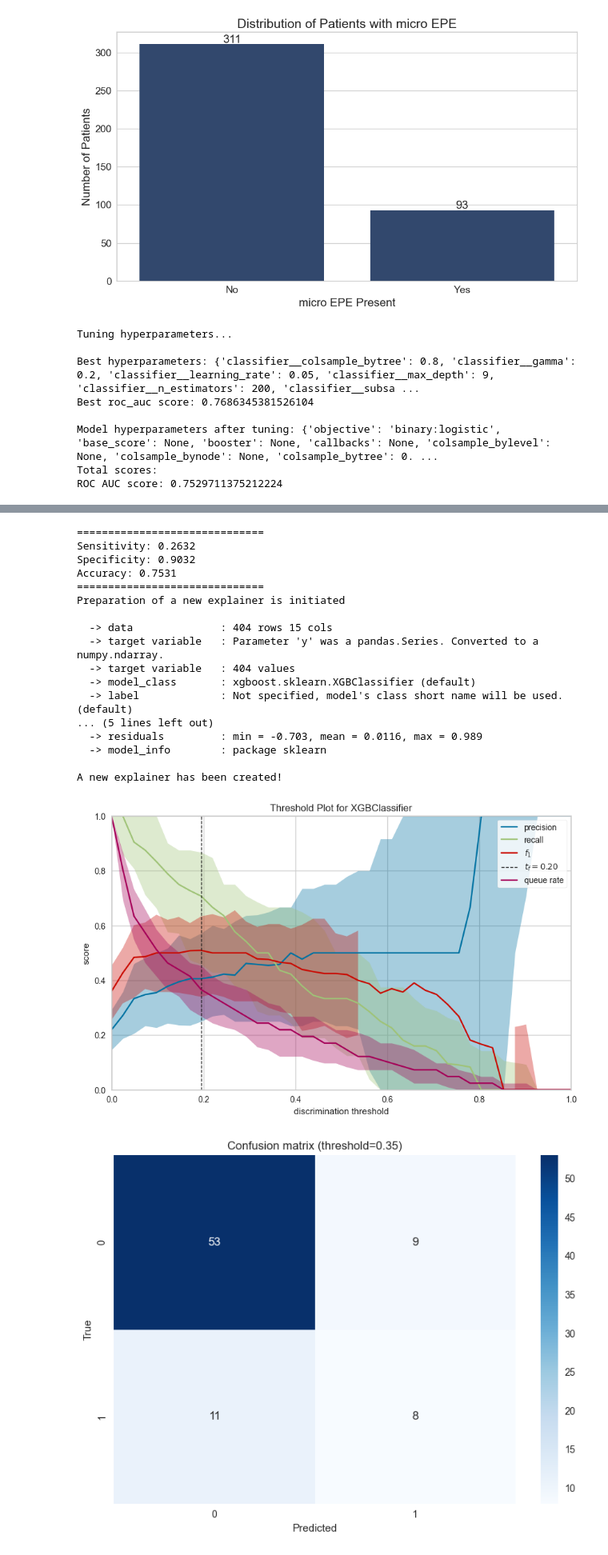
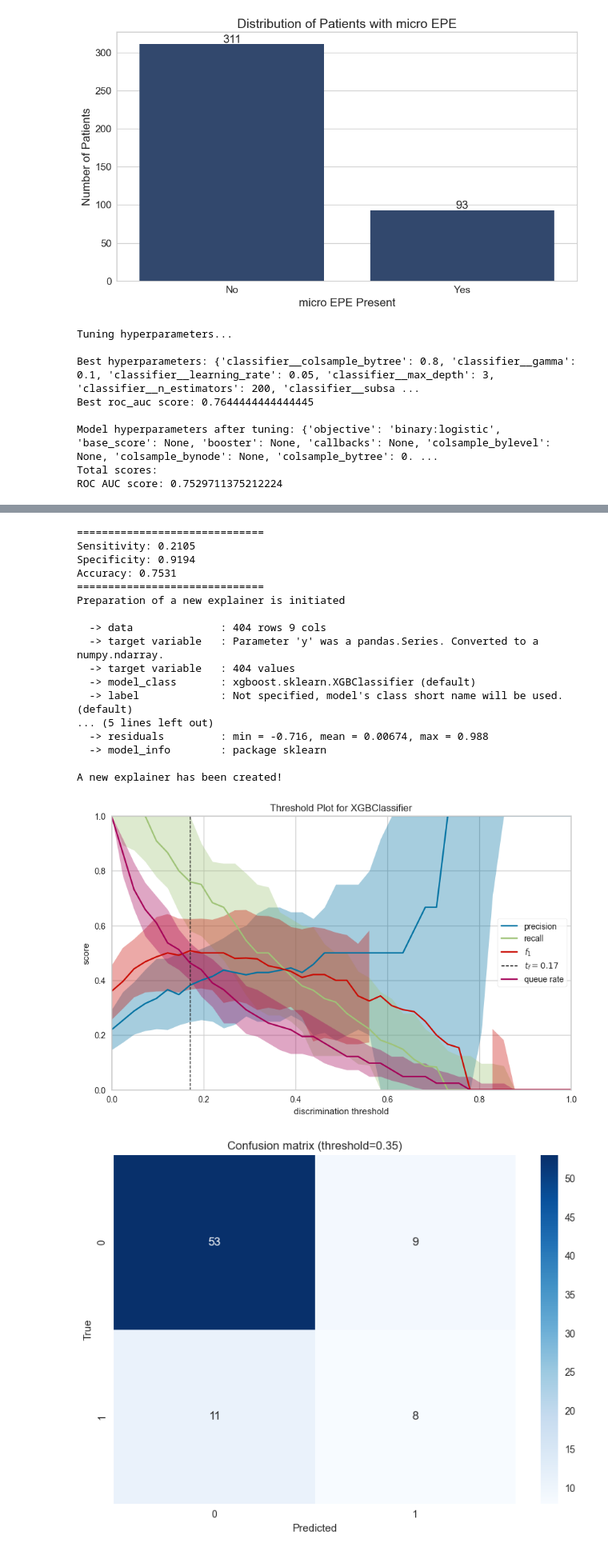
Before and after one commit to PiotrRenk/microscopic-epe-proj, a Jupyter notebook: notebooks/epe_unified.ipynb, the cells around one changed output, grey strips where cells are left out. Shown at 80% size. Saved outputs shown, nothing was run; the diff lists cells and outputs as text; code cells hidden in the pictures.

```diff
--- a/notebooks/epe_unified.ipynb
+++ b/notebooks/epe_unified.ipynb
@@ -20,5 +26,5 @@ pd.set_option('display.max_columns', None)
 # %%
-df = pd.read_csv('../materials/processed_df_new.csv')
+df = pd.read_csv("../data/processed_df_new.csv")
 # df.rename(columns={
 #     'wiek': 'Age',
 #     'MRI Pirads': 'MRI PI-RADS',
@@ -47,31 +71,42 @@ plot_distribution(df, 'EPE micro', 'Distribution of Patients with micro EPE', 'm
 [figure]
 # %%
 X = df[numerical_cols + categorical_cols]
-y = df['EPE micro']
+y = df["EPE micro"]
 
 param_grid = {
-    'classifier__learning_rate': [0.05, 0.1, 0.2],
-    'classifier__n_estimators': [200, 400, 800],
-    'classifier__max_depth': [3, 6, 9],
-    'classifier__subsample': [0.8, 0.9, 1.0],
-    'classifier__colsample_bytree': [0.8, 0.9, 1.0],
-    'classifier__gamma': [0, 0.1, 0.2]
+    "classifier__learning_rate": [0.05, 0.1, 0.2],
+    "classifier__n_estimators": [200, 400, 800],
+    "classifier__max_depth": [3, 6, 9],
+    "classifier__subsample": [0.8, 0.9, 1.0],
+    "classifier__colsample_bytree": [0.8, 0.9, 1.0],
+    "classifier__gamma": [0, 0.1, 0.2],
 }
 
 model = XGBClassifier(random_state=2)
-#brier score and tuning test split = 0.2
-res = train_and_evaluate_model(model, X, y, numerical_cols, categorical_cols, n_folds=5, tune_params=True, param_grid=param_grid, tuning_scoring='roc_auc', tuning_test_size=0.2)
+
+res = train_and_evaluate_model(
+    model,
+    X,
+    y,
+    numerical_cols,
+    categorical_cols,
+    n_folds=5,
+    tune_params=True,
+    param_grid=param_grid,
+    tuning_scoring="roc_auc",
+    tuning_test_size=0.2,
+)
 untrained_model = model.set_params(**res.best_params)
 
 plot_roc(res.fp_rate, res.tp_rate, res.roc_auc, fig_width=800)
 plot_confusion_matrix(res.y_true, res.y_pred)
-plot_feature_importance(res.pipeline, X, y, title='Feature Importance for micro EPE Prediction')
+plot_feature_importance(res.pipeline, X, y, title="Feature Importance for micro EPE Prediction")
 plot_discrimination_threshold(untrained_model, X, y)
 # %% [output]
 Tuning hyperparameters...
 
-Best hyperparameters: {'classifier__colsample_bytree': 0.8, 'classifier__gamma': 0.2, 'classifier__learning_rate': 0.05, 'classifier__max_depth': 9, 'classifier__n_estimators': 200, 'classifier__subsa ...
-Best roc_auc score: 0.7686345381526104
+Best hyperparameters: {'classifier__colsample_bytree': 0.8, 'classifier__gamma': 0.1, 'classifier__learning_rate': 0.05, 'classifier__max_depth': 3, 'classifier__n_estimators': 200, 'classifier__subsa ...
+Best roc_auc score: 0.7644444444444445
 
 Model hyperparameters after tuning: {'objective': 'binary:logistic', 'base_score': None, 'booster': None, 'callbacks': None, 'colsample_bylevel': None, 'colsample_bynode': None, 'colsample_bytree': 0. ...
 Total scores:
@@ -81,21 +116,21 @@ ROC AUC score: 0.7529711375212224
 ==============================
-Sensitivity: 0.2632
-Specificity: 0.9032
+Sensitivity: 0.2105
+Specificity: 0.9194
 Accuracy: 0.7531
 ==============================
 Preparation of a new explainer is initiated
 
-  -> data              : 404 rows 15 cols
+  -> data              : 404 rows 9 cols
   -> target variable   : Parameter 'y' was a pandas.Series. Converted to a numpy.ndarray.
   -> target variable   : 404 values
   -> model_class       : xgboost.sklearn.XGBClassifier (default)
   -> label             : Not specified, model's class short name will be used. (default)
 ... (5 lines left out)
-  -> residuals         : min = -0.703, mean = 0.0116, max = 0.989
+  -> residuals         : min = -0.716, mean = 0.00674, max = 0.988
   -> model_info        : package sklearn
 
 A new explainer has been created!
-[figure, old version]
+[figure, new version]
 # %%
 plot_confusion_matrix(res.y_true, y_pred_probs=res.y_pred_probs, threshold=0.35)
 # %% [output]
```
Also changed, not shown: parts of 23 cells of this notebook, 15 other files.
